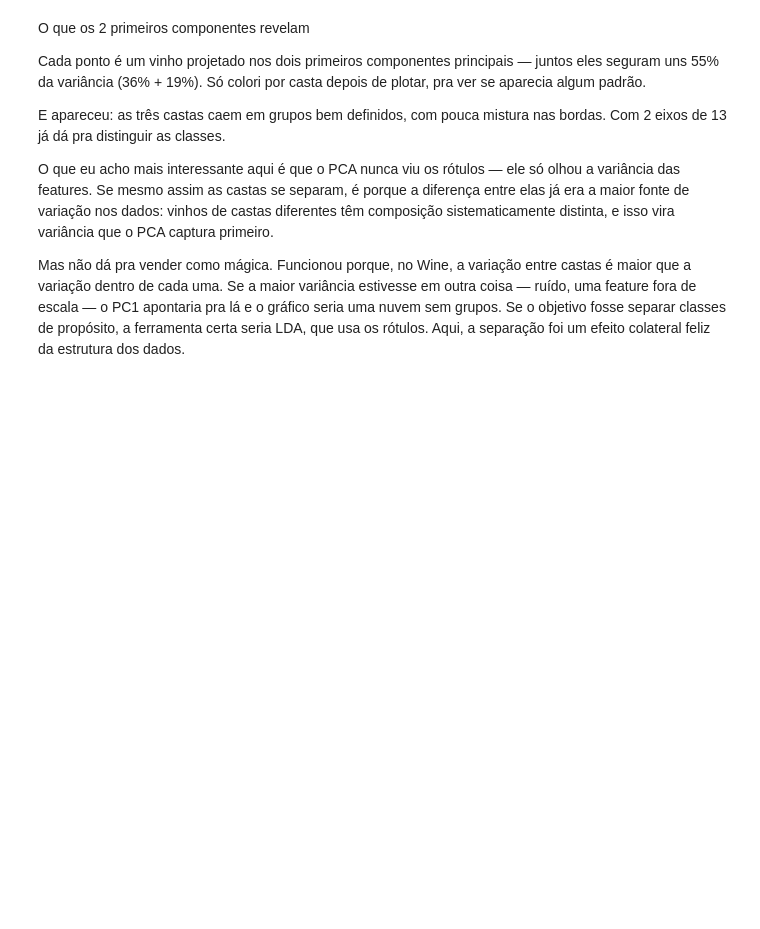
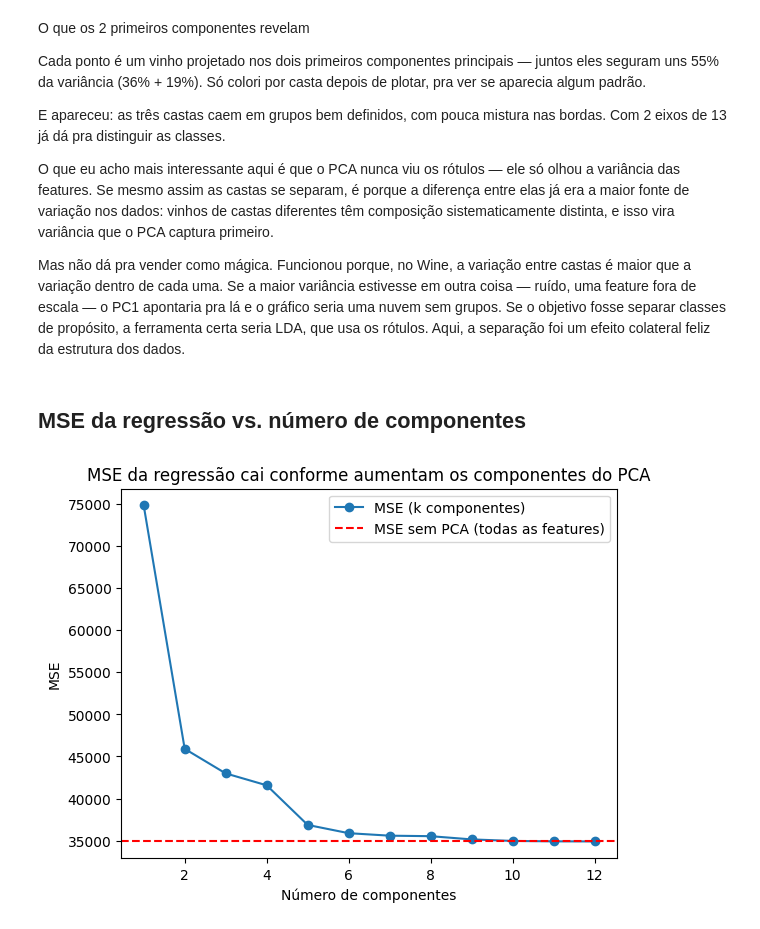
Before and after one commit to ReCroffi/mml-from-scratch, a Jupyter notebook: notebooks/analysis.ipynb, the cells around one changed output. Saved outputs shown, nothing was run; the diff lists cells and outputs as text; code cells hidden in the pictures; blank space fills up the shorter version.

Commit message:
notebook: grafico do MSE da regressao vs numero de componentes do PCA

```diff
--- a/notebooks/analysis.ipynb
+++ b/notebooks/analysis.ipynb
@@ -126,3 +126,5 @@ E apareceu: as três castas caem em grupos bem definidos, com pouca mistura nas
 O que eu acho mais interessante aqui é que o PCA nunca viu os rótulos — ele só olhou a variância das features. Se mesmo assim as castas se separam, é porque a diferença entre elas já era a maior fonte de variação nos dados: vinhos de castas diferentes têm composição sistematicamente distinta, e isso vira variância que o PCA captura primeiro.
 
 Mas não dá pra vender como mágica. Funcionou porque, no Wine, a variação entre castas é maior que a variação dentro de cada uma. Se a maior variância estivesse em outra coisa — ruído, uma feature fora de escala — o PC1 apontaria pra lá e o gráfico seria uma nuvem sem grupos. Se o objetivo fosse separar classes de propósito, a ferramenta certa seria LDA, que usa os rótulos. Aqui, a separação foi um efeito colateral feliz da estrutura dos dados.
+# %% [markdown]
+## MSE da regressão vs. número de componentes
@@ -128,0 +133,25 @@ Mas não dá pra vender como mágica. Funcionou porque, no Wine, a variação en
+# %%
+X = wine_data.data[:, :12]
+y = wine_data.data[:, 12]
+# %%
+mse_por_k = []
+for k in range(1,13):
+    score, eig_vals, components, mean, std = pca.PCA(X, num_components= k)
+    w = regression.normal_equation(score, y)
+    mse = regression.mse_loss(score, y , w)
+    mse_por_k.append(mse)
+
+Xn, _, _ = pca.normalize(X)
+w_full = regression.normal_equation(Xn,y)
+mse_full = regression.mse_loss(Xn, y, w_full)
+# %%
+plt.plot(range(1,13), mse_por_k, marker= 'o', label='MSE (k componentes)')
+plt.axhline(mse_full, color='red', linestyle= '--', label= 'MSE sem PCA (todas as features)')
+plt.xlabel('Número de componentes')
+plt.ylabel('MSE')
+plt.title('MSE da regressão cai conforme aumentam os componentes do PCA')
+plt.legend()
+plt.savefig('../assets/mse_k_components.png', dpi=150, bbox_inches='tight')
+plt.show()
+# %% [output]
+[figure, added]
```
Also changed, not shown: parts of 1 cell of this notebook, 1 other file.
